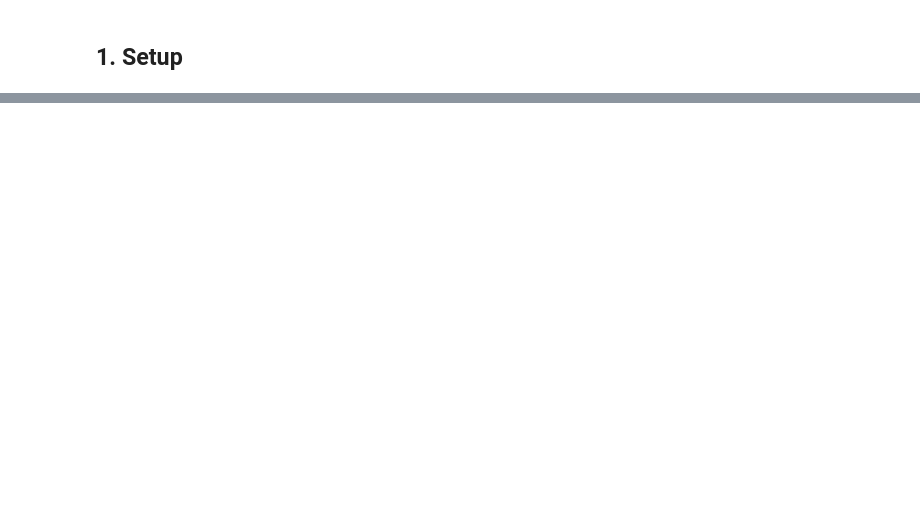
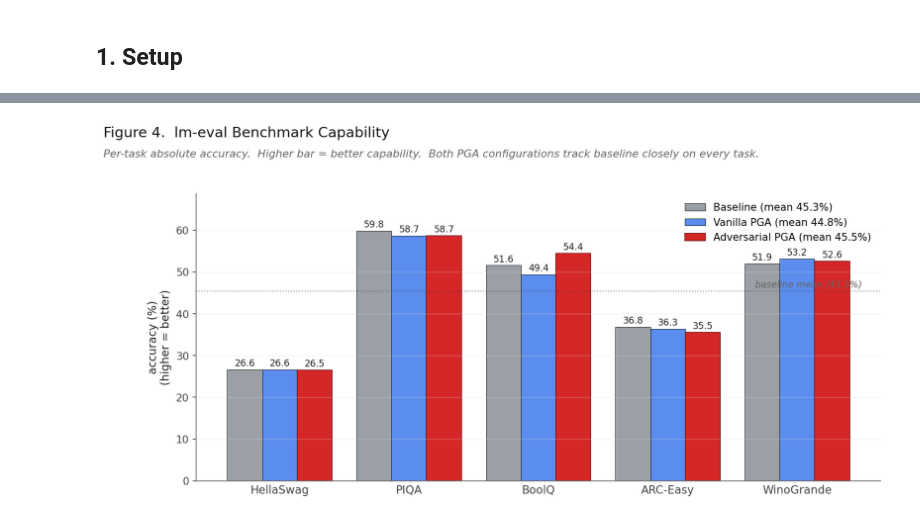
Before and after one commit to Rupawheatly/MLDU2, a Jupyter notebook: notebooks/mldu-e-pythia70m-unlearning-baselines.ipynb, the cells around one changed output, grey strips where cells are left out. Drawn from its saved outputs; the diff is of its cells as text; code cells hidden in the pictures; blank space fills up the shorter version.

```diff
--- a/notebooks/mldu-e-pythia70m-unlearning-baselines.ipynb
+++ b/notebooks/mldu-e-pythia70m-unlearning-baselines.ipynb
@@ -41,13 +31,0 @@ DEVICE: cuda  ART: /kaggle/working
-# %%
-# one-time generator: writes ./data/heldout.json from 20 neutral wiki-style sentences
-import json, random
-random.seed(0)
-samples = [
-    "Annual monarch migration spans North America to Mexico, four thousand kilometres.",
-    "Penicillin's discovery in the early 20th century transformed bacterial-infection treatment.",
-    # ... add more or pull from a corpus you already have ...
-]
-out = Path('./data/heldout.json')
-out.parent.mkdir(parents=True, exist_ok=True)
-out.write_text(json.dumps(samples, indent=2))
-print(f'wrote {len(samples)} sentences to {out}')
@@ -579,0 +565,67 @@ saved: fig_unlearning_baselines_pythia70m_v2_300dpi.png
+# %%
+# ===== Figure 4 (redesigned): per-task absolute accuracy, baseline as reference =====
+cap_v_path = find_file('mldu_e_capability_benchmarks.json')
+cap_a_path = find_file('mldu_e_capability_benchmarks_adversarial.json')
+
+if cap_v_path is None or cap_a_path is None:
+    print('Capability benchmark JSONs not found.  Skipping Figure 4.')
+    print(f'  searched roots: {DATA_ROOTS}')
+else:
+    cap_v = json.load(open(cap_v_path))
+    cap_a = json.load(open(cap_a_path))
+    print(f'loaded: {cap_v_path}')
+    print(f'loaded: {cap_a_path}')
+
+    TASKS  = ['hellaswag','piqa','boolq','arc_easy','winogrande']
+    LABELS = ['HellaSwag','PIQA','BoolQ','ARC-Easy','WinoGrande']
+    base_acc = [cap_v['baseline_results'][t] for t in TASKS]
+    van_acc  = [cap_v['pga_results'][t] for t in TASKS]
+    adv_acc  = [cap_a['adv_pga_results'][t] for t in TASKS]
+
+    fig, ax = plt.subplots(figsize=(12, 5.5))
+    x = np.arange(len(TASKS))
+    w = 0.27
+
+    bars_b = ax.bar(x - w, [v*100 for v in base_acc], w,
+                    label=f'Baseline (mean {np.mean(base_acc)*100:.1f}%)',
+                    color='#9aa0a6', edgecolor='black', linewidth=0.4)
+    bars_v = ax.bar(x,     [v*100 for v in van_acc],  w,
+                    label=f'Vanilla PGA (mean {np.mean(van_acc)*100:.1f}%)',
+                    color='#5b8def', edgecolor='black', linewidth=0.4)
+    bars_a = ax.bar(x + w, [v*100 for v in adv_acc],  w,
+                    label=f'Adversarial PGA (mean {np.mean(adv_acc)*100:.1f}%)',
+                    color='#d62728', edgecolor='#7a1414', linewidth=0.8)
+
+    # annotate each bar with its value
+    for bars, vals in [(bars_b, base_acc), (bars_v, van_acc), (bars_a, adv_acc)]:
+        for bar, v in zip(bars, vals):
+            ax.text(bar.get_x() + bar.get_width()/2, v*100 + 0.4,
+                    f'{v*100:.1f}', ha='center', va='bottom', fontsize=9, color='#222')
+
+    # baseline mean reference line
+    base_mean = np.mean(base_acc) * 100
+    ax.axhline(base_mean, color='#444', linestyle=':', linewidth=1.0, alpha=0.6, zorder=1)
+    ax.text(len(TASKS)-0.5, base_mean + 0.5, f'baseline mean ({base_mean:.1f}%)',
+            ha='right', va='bottom', fontsize=9, color='#666', style='italic')
+
+    ax.set_xticks(x)
+    ax.set_xticklabels(LABELS, fontsize=11)
+    ax.set_ylabel('accuracy (%)\n(higher = better)')
+    ax.set_ylim(0, max(max(base_acc), max(van_acc), max(adv_acc)) * 100 * 1.15)
+    ax.grid(axis='y', alpha=0.4)
+    ax.legend(loc='upper right', framealpha=0.95, fontsize=10)
+    ax.tick_params(axis='x', length=0)
+
+    # Title block (collision-free)
+    plt.subplots_adjust(top=0.82)
+    fig.text(0.02, 0.96, 'Figure 4.  lm-eval Benchmark Capability',
+             fontsize=14, fontweight='medium', color='#111')
+    fig.text(0.02, 0.91,
+             'Per-task absolute accuracy.  Higher bar = better capability.  Both PGA configurations track baseline closely on every task.',
+             fontsize=10.5, color='#666', style='italic')
+
+    out4 = OUT_DIR / 'fig4_benchmark_capability.png'
+    plt.savefig(out4, dpi=300, bbox_inches='tight', facecolor='white')
+    plt.show()
+    print(f'saved: {out4}')
+# %% [output]
@@ -579,0 +634 @@ saved: fig_unlearning_baselines_pythia70m_v2_300dpi.png
+[figure, added]
```
Also changed, not shown: parts of 20 cells of this notebook, 17 other files.
